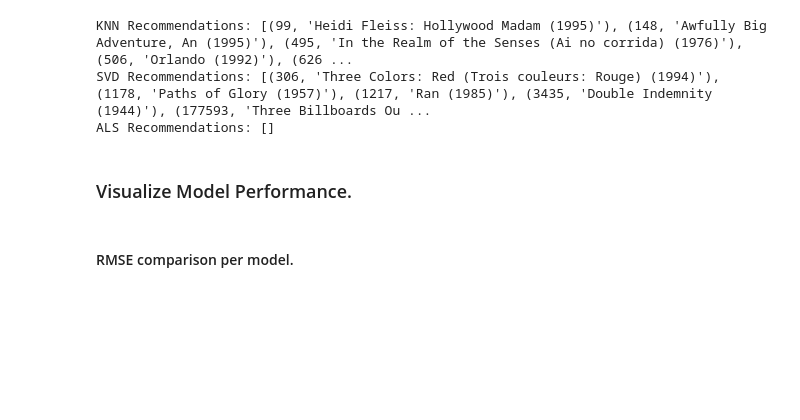
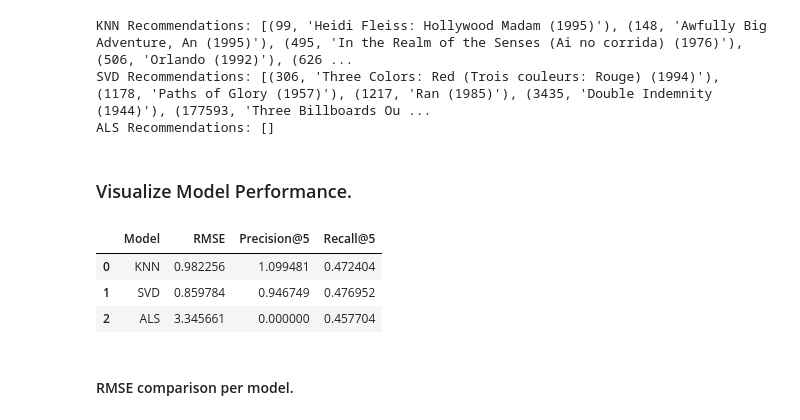
Before and after one commit to H-Rumenya/Group_2_P4_Project, a Jupyter notebook: phase4_project.ipynb, the cells around one changed output. Drawn from its saved outputs; the diff is of its cells as text; code cells hidden in the pictures; blank space fills up the shorter version.

```diff
--- a/phase4_project.ipynb
+++ b/phase4_project.ipynb
@@ -661,13 +689,21 @@ ALS Recommendations: []
 # %% [markdown]
 ### Visualize Model Performance.
 # %%
+#creates a summary table of evaluation metrics for the KNN, SVD, and ALS recommendation models:
+#It includes RMSE, Precision@5, and Recall@5 for each model.The results are stored in a DataFrame called metrics_df, making it easy to compare model performance side by side.
 metrics = {
     'Model': ['KNN', 'SVD', 'ALS'],
     'RMSE': [best_knn_rmse, best_svd_rmse, best_als_rmse],
-    'Precision@10': [knn_precision, svd_precision, als_precision],
-    'Recall@10': [knn_recall, svd_recall, als_recall]
+    'Precision@5': [knn_precision, svd_precision, als_precision],
+    'Recall@5': [knn_recall, svd_recall, als_recall]
 }
 metrics_df = pd.DataFrame(metrics)
+metrics_df
+# %% [output]
+|  | Model | RMSE | Precision@5 | Recall@5 |
+| 0 | KNN | 0.982256 | 1.099481 | 0.472404 |
+| 1 | SVD | 0.859784 | 0.946749 | 0.476952 |
+| 2 | ALS | 3.345661 | 0.000000 | 0.457704 |
 # %% [markdown]
 #### RMSE comparison per model.
 # %%
```
Also changed, not shown: parts of 21 cells of this notebook.
